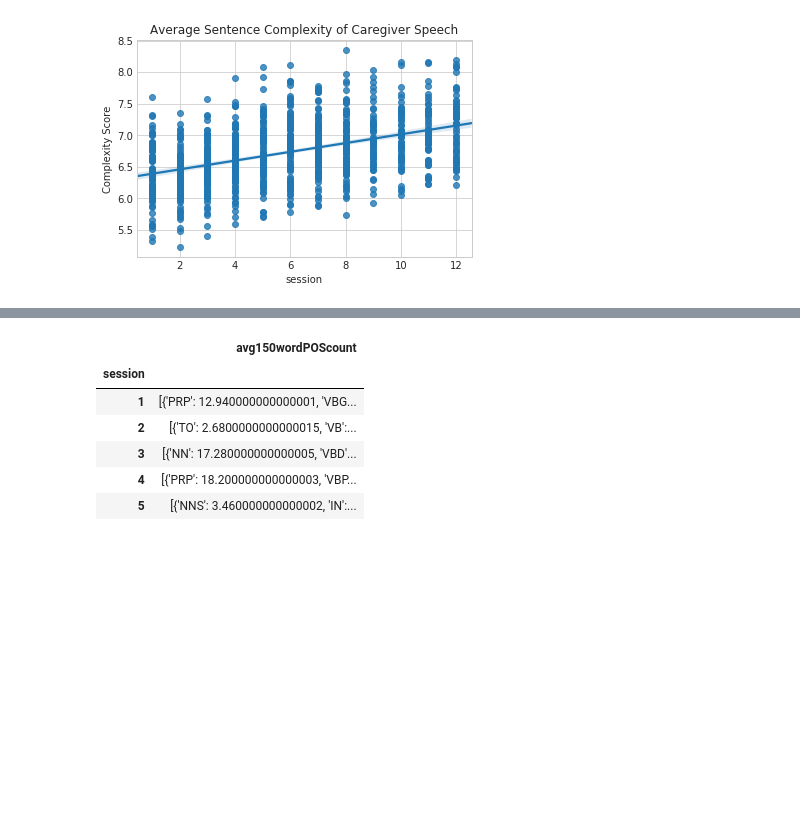
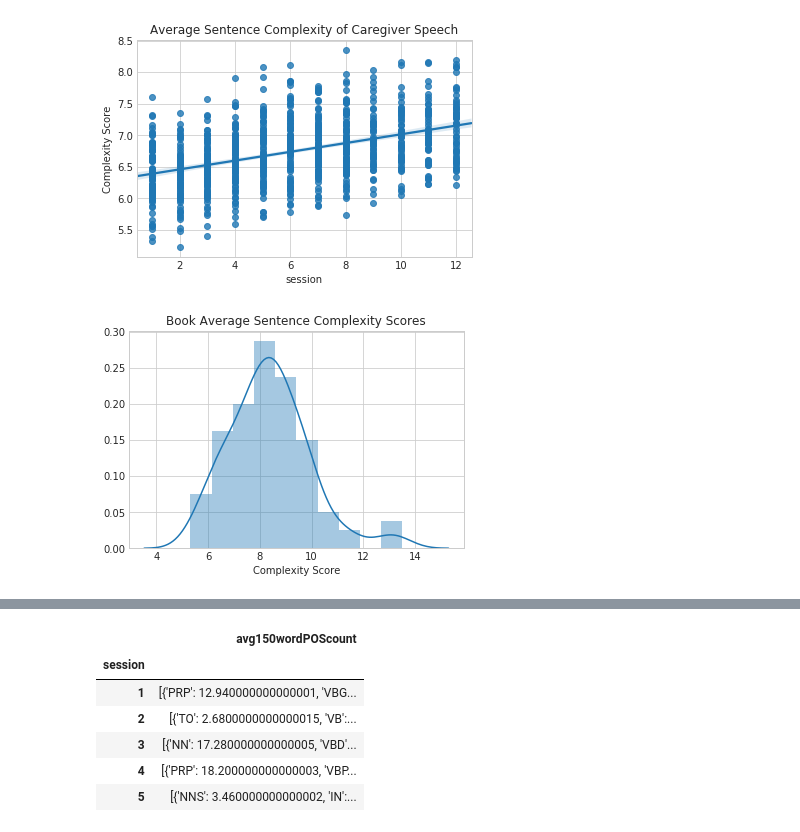
Before and after one commit to jgdenby/content-analysis-2018, a Jupyter notebook: ChildBookProject/FinalProj.ipynb, the cells around one changed output, grey strips where cells are left out. Drawn from its saved outputs; the diff is of its cells as text; code cells hidden in the pictures; blank space fills up the shorter version.

```diff
--- a/ChildBookProject/FinalProj.ipynb
+++ b/ChildBookProject/FinalProj.ipynb
@@ -374,5 +375,11 @@ g = g.set_ylabel('Complexity Score')
 # %% [output]
 [figure]
+# %%
+g = sns.distplot(complex_df[complex_df['session']=='book']['avg_sent_complex'])
+g.set_title('Book Average Sentence Complexity Scores');
+g.set_xlabel('Complexity Score');
+# %% [output]
+[figure, added]
 # %%
 sns.set_style('whitegrid')
 g = sns.boxplot(x='session', y = 'avg_sent_complex', hue = 'book', data=complex_df)
```
Also changed, not shown: parts of 5 cells of this notebook, 2 other files.
